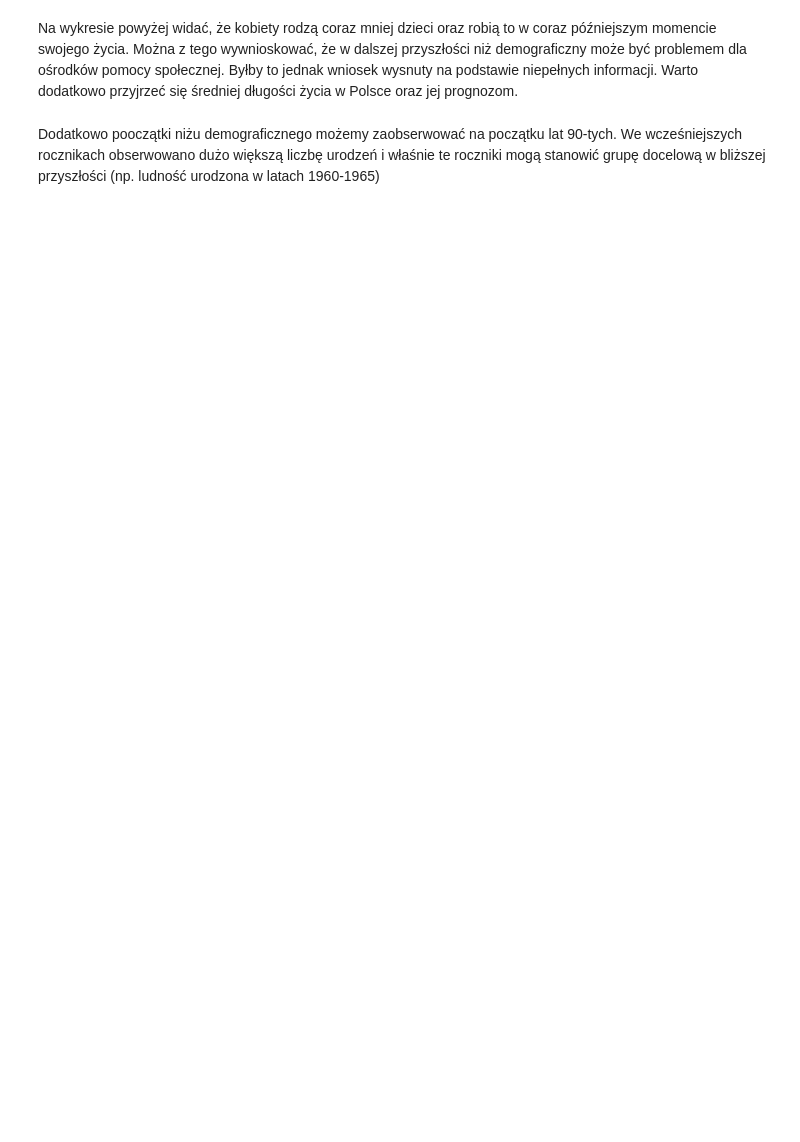
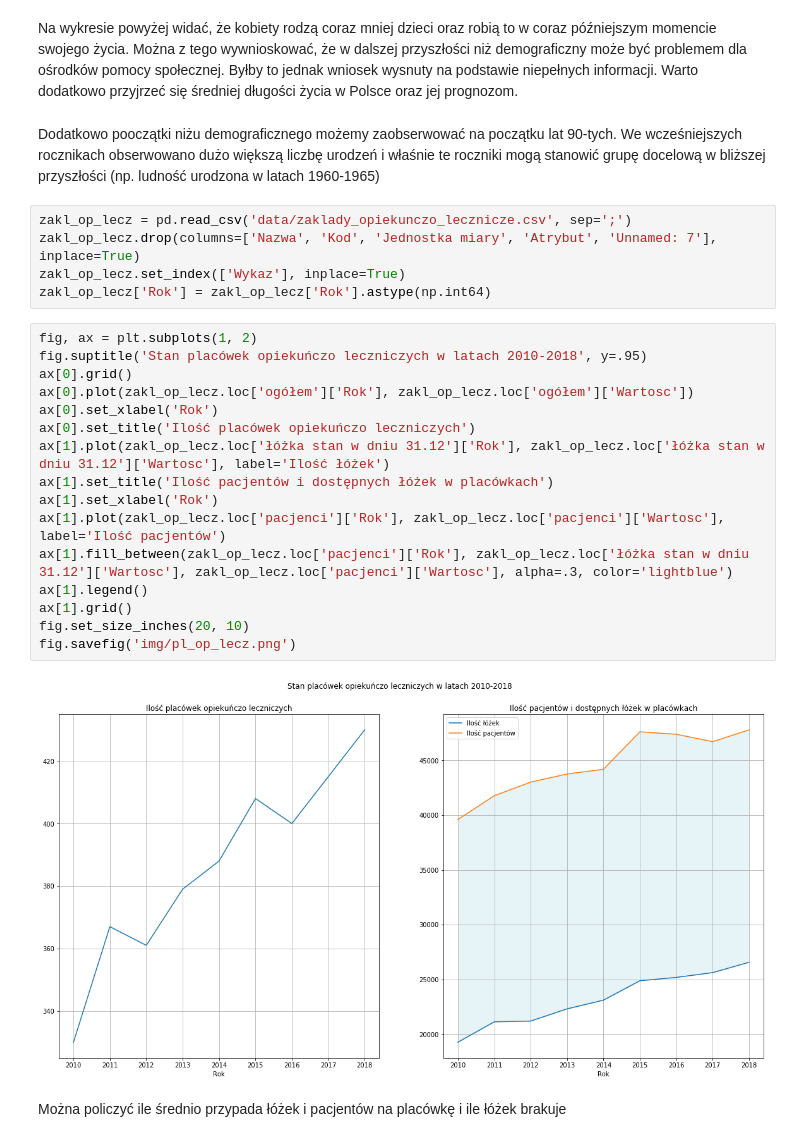
Before and after one commit to marcinsola/CDV_Data_Science, a Jupyter notebook: II/Wstep_do_Big_Data_w_ekonomii/projekt_zaliczeniowy/code.ipynb, the cells around one changed output. Saved outputs shown, nothing was run; the diff lists cells and outputs as text; blank space fills up the shorter version.

```diff
--- a/II/Wstep_do_Big_Data_w_ekonomii/projekt_zaliczeniowy/code.ipynb
+++ b/II/Wstep_do_Big_Data_w_ekonomii/projekt_zaliczeniowy/code.ipynb
@@ -138,3 +136,28 @@ plt.show()
 Na wykresie powyżej widać, że kobiety rodzą coraz mniej dzieci oraz robią to w coraz późniejszym momencie swojego życia. Można z tego wywnioskować, że w dalszej przyszłości niż demograficzny może być problemem dla ośrodków pomocy społecznej. Byłby to jednak wniosek wysnuty na podstawie niepełnych informacji. Warto dodatkowo przyjrzeć się średniej długości życia w Polsce oraz jej prognozom.
 # %% [markdown]
 Dodatkowo pooczątki niżu demograficznego możemy zaobserwować na początku lat 90-tych. We wcześniejszych rocznikach obserwowano dużo większą liczbę urodzeń i właśnie te roczniki mogą stanowić grupę docelową w bliższej przyszłości (np. ludność urodzona w latach 1960-1965)
+# %%
+zakl_op_lecz = pd.read_csv('data/zaklady_opiekunczo_lecznicze.csv', sep=';')
+zakl_op_lecz.drop(columns=['Nazwa', 'Kod', 'Jednostka miary', 'Atrybut', 'Unnamed: 7'], inplace=True)
+zakl_op_lecz.set_index(['Wykaz'], inplace=True)
+zakl_op_lecz['Rok'] = zakl_op_lecz['Rok'].astype(np.int64)
+# %%
+fig, ax = plt.subplots(1, 2)
+fig.suptitle('Stan placówek opiekuńczo leczniczych w latach 2010-2018', y=.95)
+ax[0].grid()
+ax[0].plot(zakl_op_lecz.loc['ogółem']['Rok'], zakl_op_lecz.loc['ogółem']['Wartosc'])
+ax[0].set_xlabel('Rok')
+ax[0].set_title('Ilość placówek opiekuńczo leczniczych')
+ax[1].plot(zakl_op_lecz.loc['łóżka stan w dniu 31.12']['Rok'], zakl_op_lecz.loc['łóżka stan w dniu 31.12']['Wartosc'], label='Ilość łóżek')
+ax[1].set_title('Ilość pacjentów i dostępnych łóżek w placówkach')
+ax[1].set_xlabel('Rok')
+ax[1].plot(zakl_op_lecz.loc['pacjenci']['Rok'], zakl_op_lecz.loc['pacjenci']['Wartosc'], label='Ilość pacjentów')
+ax[1].fill_between(zakl_op_lecz.loc['pacjenci']['Rok'], zakl_op_lecz.loc['łóżka stan w dniu 31.12']['Wartosc'], zakl_op_lecz.loc['pacjenci']['Wartosc'], alpha=.3, color='lightblue')
+ax[1].legend()
+ax[1].grid()
+fig.set_size_inches(20, 10)
+fig.savefig('img/pl_op_lecz.png')
+# %% [output]
+[figure, added]
+# %% [markdown]
+Można policzyć ile średnio przypada łóżek i pacjentów na placówkę i ile łóżek brakuje
```
Also changed, not shown: parts of 5 cells of this notebook.
